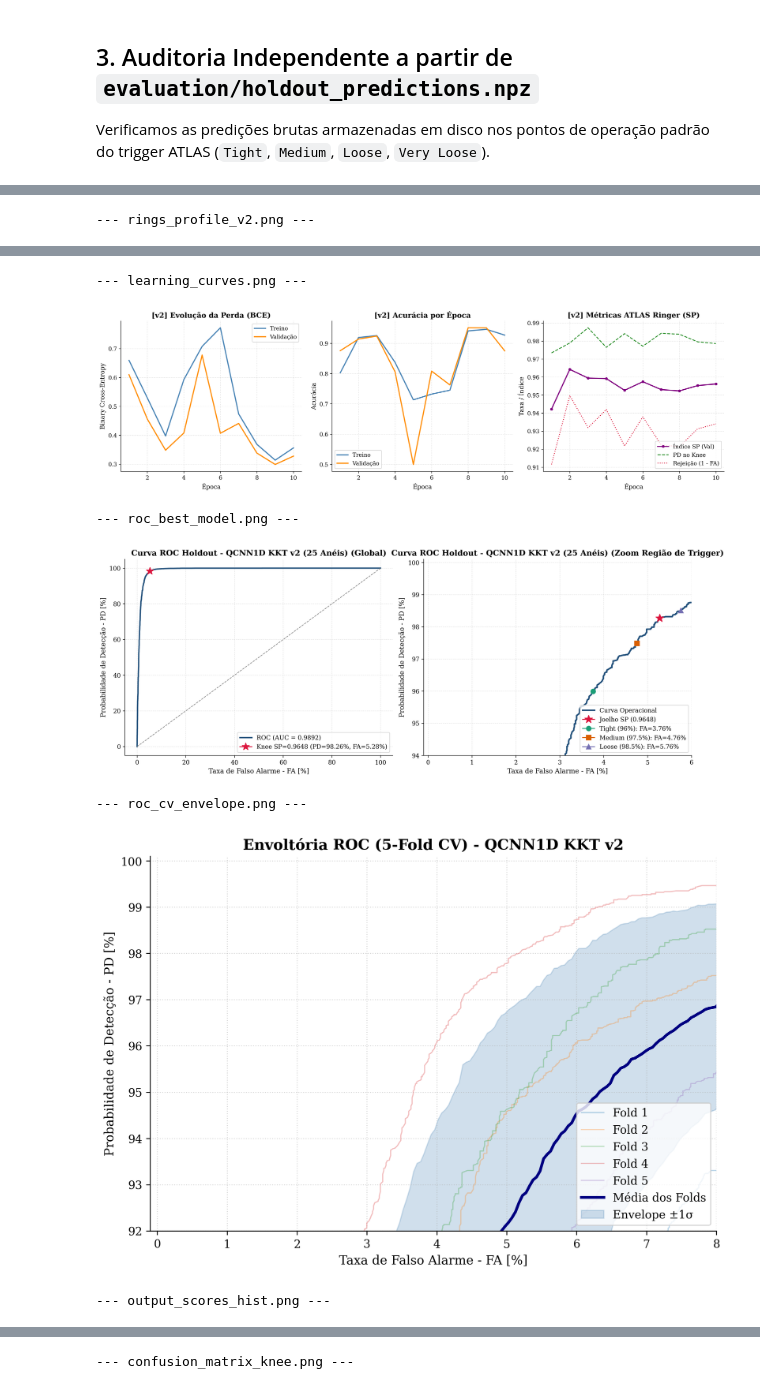
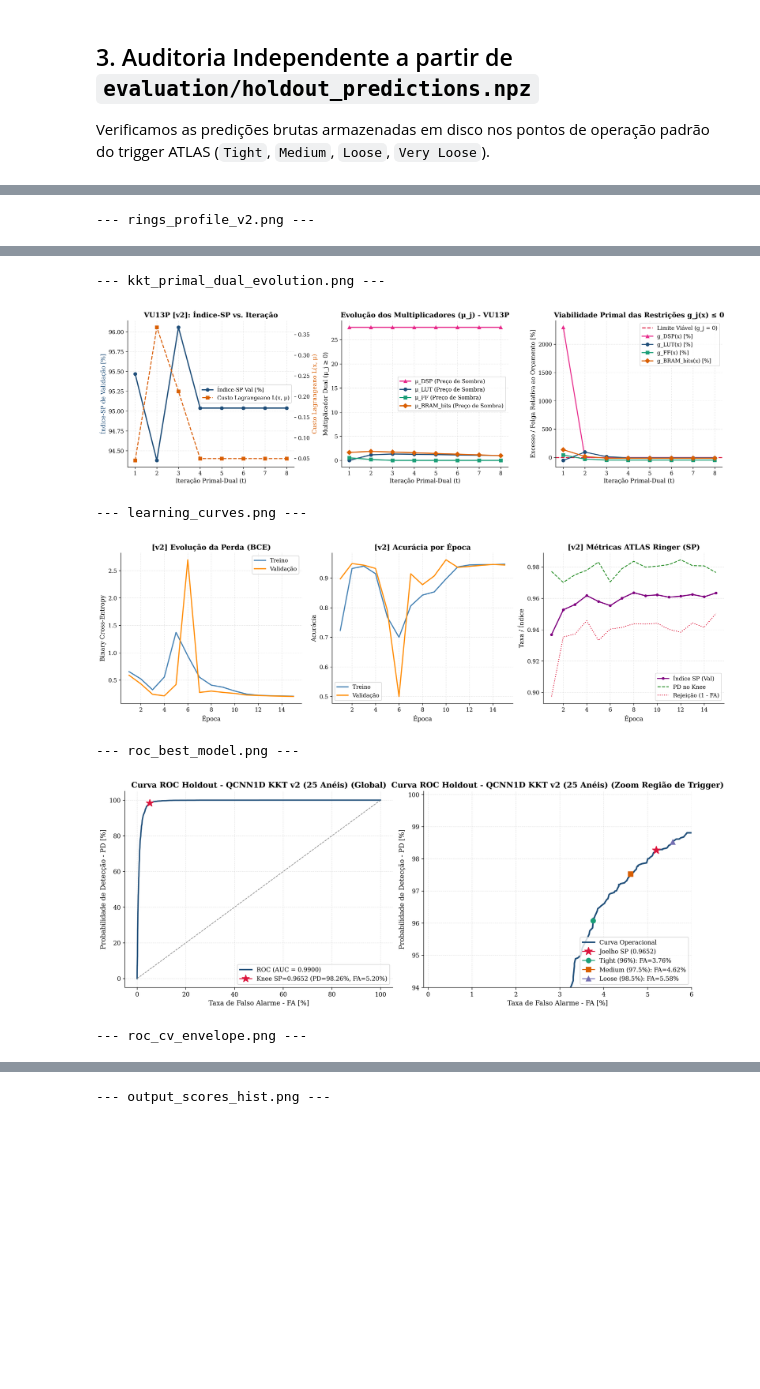
Before and after one commit to Felipe-Freire/cnn-optimization, a Jupyter notebook: notebooks/02_results_and_visualizations.ipynb, the cells around one changed output, grey strips where cells are left out. Cells and saved outputs as stored; diff of their text form; code cells hidden in the pictures; blank space fills up the shorter version.

Commit message:
feat(notebooks): integrate VU13P Lagrange-KKT primal-dual optimization and shadow price plots

```diff
--- a/notebooks/02_results_and_visualizations.ipynb
+++ b/notebooks/02_results_and_visualizations.ipynb
@@ -201,29 +209,30 @@ Exibimos todas as figuras científicas geradas na pasta `plots/` do experimento.
 # %%
 plots_dir = os.path.join(base_dir, "plots")
 plot_files = [
     f"rings_profile_v{VERSION}.png",
+    "kkt_primal_dual_evolution.png",
     "learning_curves.png",
     "roc_best_model.png",
     "roc_cv_envelope.png",
     "output_scores_hist.png",
     "confusion_matrix_knee.png",
     "cv_boxplots.png",
     "fa_per_fold_workpoints.png",
     "pareto_and_roc_duel.png",
 ]
 
 for pfile in plot_files:
     full_p = os.path.join(plots_dir, pfile)
     if os.path.exists(full_p):
         print(f"\n--- {pfile} ---")
         display(Image(filename=full_p, width=900))
 # %% [output]
 --- rings_profile_v2.png ---
 [figure]
---- learning_curves.png ---
+--- kkt_primal_dual_evolution.png ---
-[figure, old version]
+[figure, new version]
---- roc_best_model.png ---
+--- learning_curves.png ---
-[figure, old version]
+[figure, new version]
---- roc_cv_envelope.png ---
+--- roc_best_model.png ---
-[figure, old version]
+[figure, new version]
---- output_scores_hist.png ---
+--- roc_cv_envelope.png ---
@@ -231 +240 @@ for pfile in plot_files:
---- confusion_matrix_knee.png ---
+--- output_scores_hist.png ---
```
Also changed, not shown: parts of 7 cells of this notebook, 19 other files.
